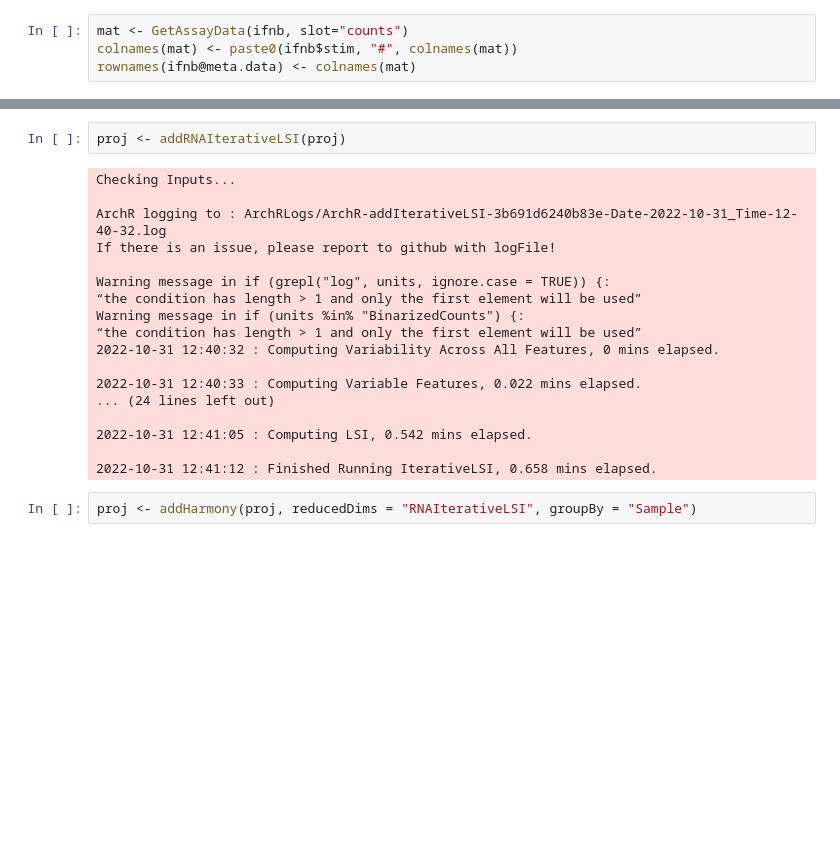
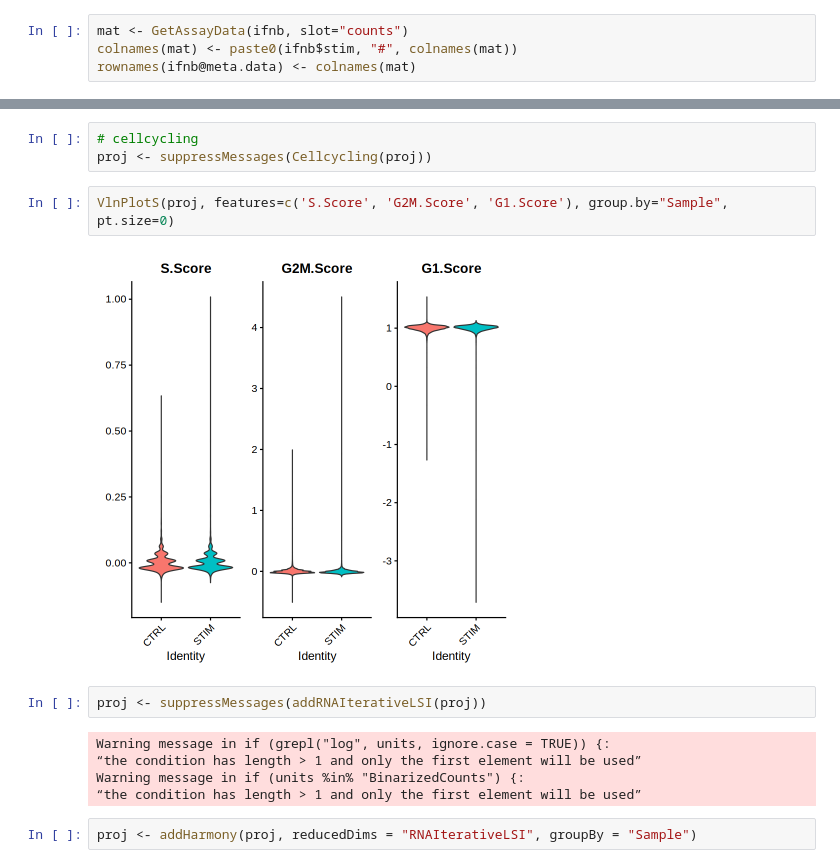
Before and after one commit to CostaLab/ArchRNA, a Jupyter notebook: vignettes/ifnb_integration.ipynb, the cells around one changed output, grey strips where cells are left out. Saved outputs shown, nothing was run; the diff lists cells and outputs as text; blank space fills up the shorter version.

```diff
--- a/vignettes/ifnb_integration.ipynb
+++ b/vignettes/ifnb_integration.ipynb
@@ -75,23 +44,17 @@ Overlap Per Sample w/ scATAC : CTRL=6548
+# %%
+# cellcycling
+proj <- suppressMessages(Cellcycling(proj))
+# %%
+VlnPlotS(proj, features=c('S.Score', 'G2M.Score', 'G1.Score'), group.by="Sample", pt.size=0)
+# %% [output]
+[figure, added]
 # %%
-proj <- addRNAIterativeLSI(proj)
+proj <- suppressMessages(addRNAIterativeLSI(proj))
 # %% [output]
-Checking Inputs...
-
-ArchR logging to : ArchRLogs/ArchR-addIterativeLSI-3b691d6240b83e-Date-2022-10-31_Time-12-40-32.log
-If there is an issue, please report to github with logFile!
-
 Warning message in if (grepl("log", units, ignore.case = TRUE)) {:
 “the condition has length > 1 and only the first element will be used”
 Warning message in if (units %in% "BinarizedCounts") {:
 “the condition has length > 1 and only the first element will be used”
-2022-10-31 12:40:32 : Computing Variability Across All Features, 0 mins elapsed.
-
-2022-10-31 12:40:33 : Computing Variable Features, 0.022 mins elapsed.
-... (24 lines left out)
-
-2022-10-31 12:41:05 : Computing LSI, 0.542 mins elapsed.
-
-2022-10-31 12:41:12 : Finished Running IterativeLSI, 0.658 mins elapsed.
 # %%
 proj <- addHarmony(proj, reducedDims = "RNAIterativeLSI", groupBy = "Sample")
 # %% [output]
```
Also changed, not shown: parts of 14 cells of this notebook, 5 other files.
